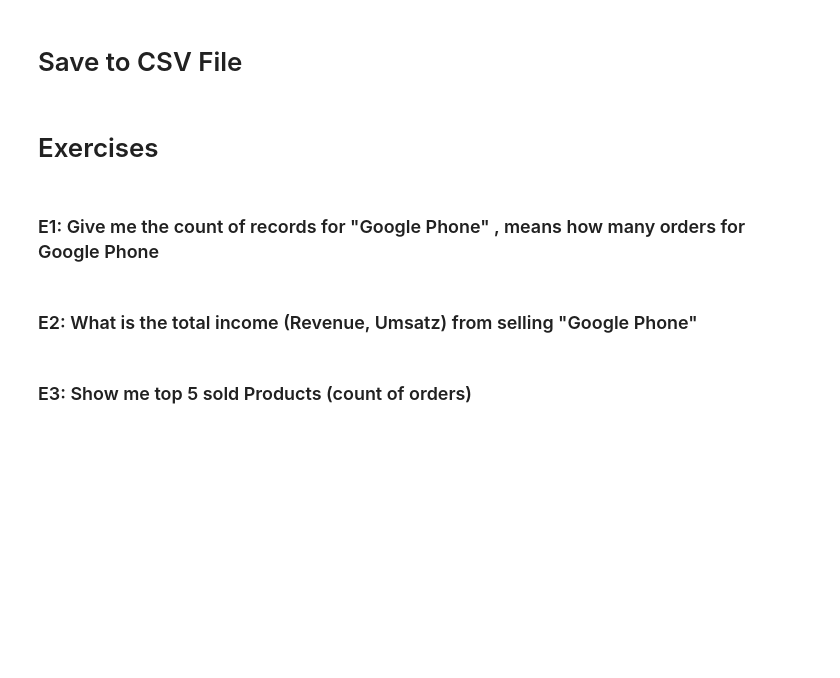
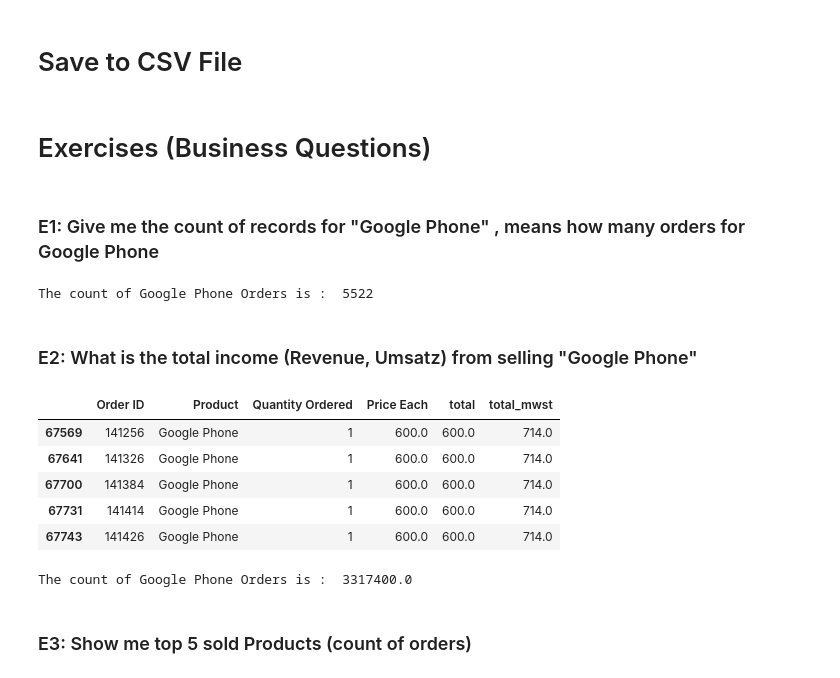
Before and after one commit to rbiotblbk/ML, a Jupyter notebook: 03_Pandas/02_Pandas_Example.ipynb, the cells around one changed output. Saved outputs shown, nothing was run; the diff lists cells and outputs as text; code cells hidden in the pictures; blank space fills up the shorter version.

```diff
--- a/03_Pandas/02_Pandas_Example.ipynb
+++ b/03_Pandas/02_Pandas_Example.ipynb
@@ -275,11 +275,37 @@ See the caveats in the documentation: https://pandas.pydata.org/pandas-docs/stab
 # %%
 data_frame.to_csv("./output_my_data.csv", index = False)
 # %% [markdown]
-# Exercises
+# Exercises (Business Questions)
 # %% [markdown]
 ### E1: Give me the count of records for "Google Phone" , means how many orders for Google Phone
+# %%
+data_frame.loc[data_frame["Product"] == "Google Phone" ]
+
+df_google = data_frame.loc[data_frame["Product"] == "Google Phone" ]
+
+# Possibilities
+df_google.shape[0]
+df_google["Product"].count()
+
+print(f"The count of Google Phone Orders is :  {df_google.shape[0]}")
+# %% [output]
+The count of Google Phone Orders is :  5522
 # %% [markdown]
 ### E2: What is the total income (Revenue, Umsatz) from selling "Google Phone"
+# %%
+df_google.head()
+# %% [output]
+|  | Order ID | Product | Quantity Ordered | Price Each | total | total_mwst |
+| 67569 | 141256 | Google Phone | 1 | 600.0 | 600.0 | 714.0 |
+| 67641 | 141326 | Google Phone | 1 | 600.0 | 600.0 | 714.0 |
+| 67700 | 141384 | Google Phone | 1 | 600.0 | 600.0 | 714.0 |
+| 67731 | 141414 | Google Phone | 1 | 600.0 | 600.0 | 714.0 |
+| 67743 | 141426 | Google Phone | 1 | 600.0 | 600.0 | 714.0 |
+# %%
+df_google["total"].sum()
+print(f'The count of Google Phone Orders is :  {df_google["total"].sum()}')
+# %% [output]
+The count of Google Phone Orders is :  3317400.0
 # %% [markdown]
 ### E3: Show me top 5 sold Products (count of orders)
 # %% [markdown]
```
Also changed, not shown: parts of 5 cells of this notebook, 2 other files.
